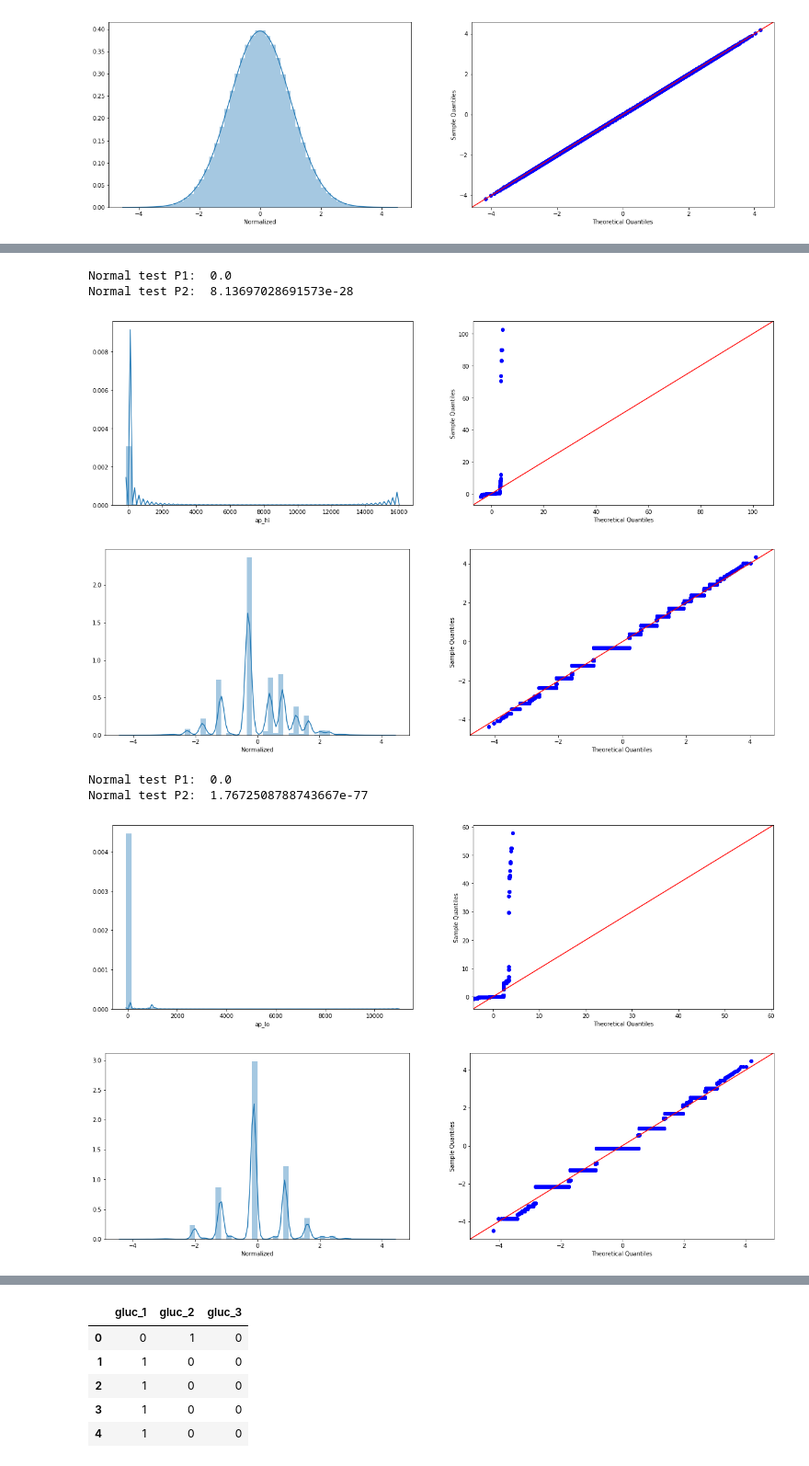
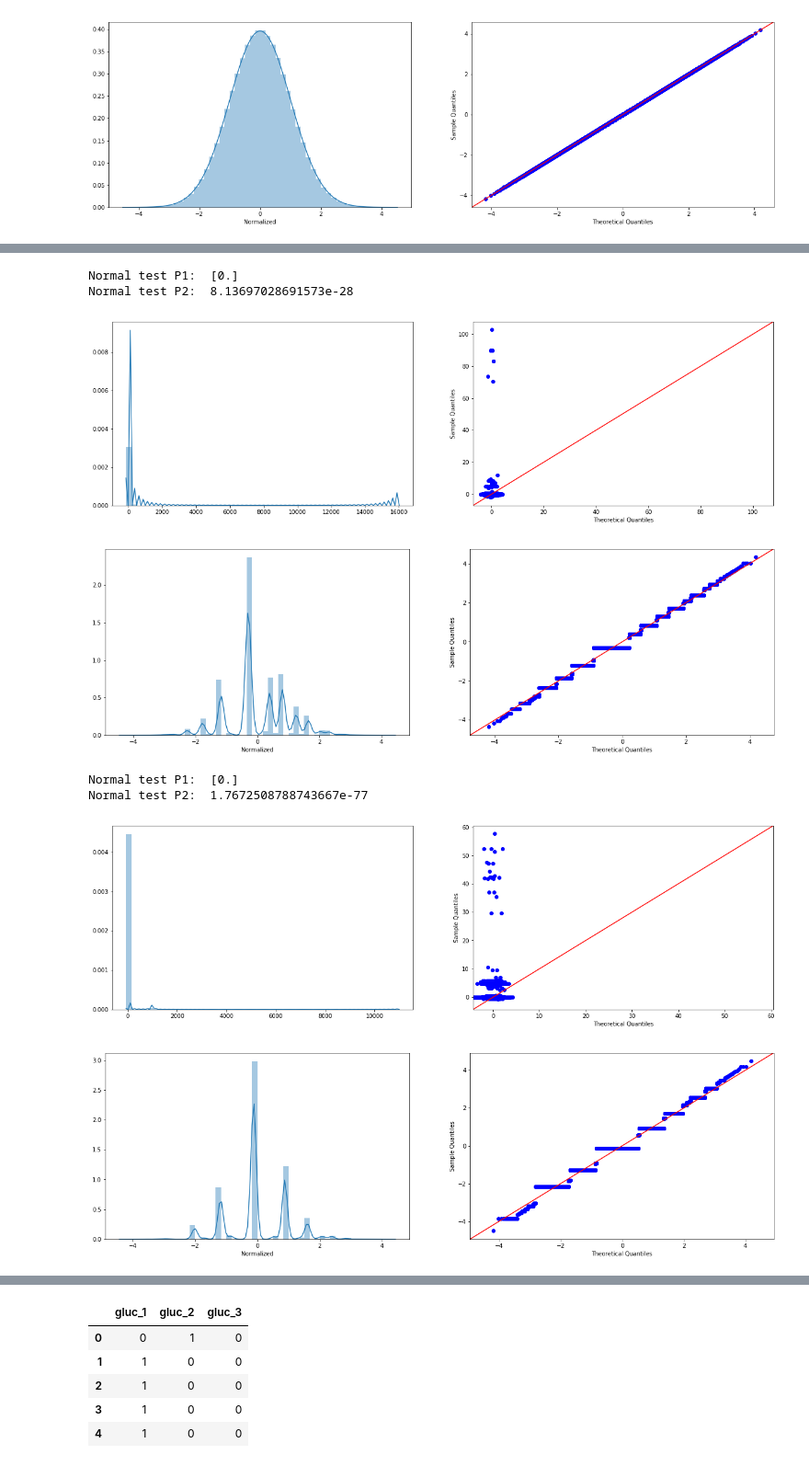
Before and after one commit to blurred-machine/Cardiovascular-Disease-Detection-End-to-End-ML-Project, a Jupyter notebook: cardiovascular desease detection.ipynb, the cells around one changed output, grey strips where cells are left out. Shown: that part at 92% size. Saved outputs shown, nothing was run; the diff lists cells and outputs as text; code cells hidden in the pictures.

```diff
--- a/cardiovascular desease detection.ipynb
+++ b/cardiovascular desease detection.ipynb
@@ -308,6 +317,6 @@ Normal test P2:  0.9723297298997556
 [figure]
 [figure]
 # %%
-feature = raw_df['height']
+feature = raw_df[['height']]
 raw_df['height'] = feature_engg(feature)
 # %% [output]
@@ -317,5 +326,5 @@ Normal test P2:  0.9914757251083357
 [figure]
 # %%
-feature = raw_df['weight']
+feature = raw_df[['weight']]
 raw_df['weight'] = feature_engg(feature)
 # %% [output]
@@ -325,19 +334,19 @@ Normal test P2:  0.9710165444396909
 [figure]
 # %%
-feature = raw_df['ap_hi']
+feature = raw_df[['ap_hi']]
 raw_df['ap_hi'] = feature_engg(feature)
 # %% [output]
-Normal test P1:  0.0
+Normal test P1:  [0.]
 Normal test P2:  8.13697028691573e-28
-[figure, old version]
+[figure, new version]
 [figure]
 # %%
-feature = raw_df['ap_lo']
+feature = raw_df[['ap_lo']]
 raw_df['ap_lo'] = feature_engg(feature)
 # %% [output]
-Normal test P1:  0.0
+Normal test P1:  [0.]
 Normal test P2:  1.7672508788743667e-77
-[figure, old version]
+[figure, new version]
 [figure]
 # %%
 fig, axes = plt.subplots(1, 3, figsize=(21,6))
```
Also changed, not shown: parts of 17 cells of this notebook, 7 other files.
